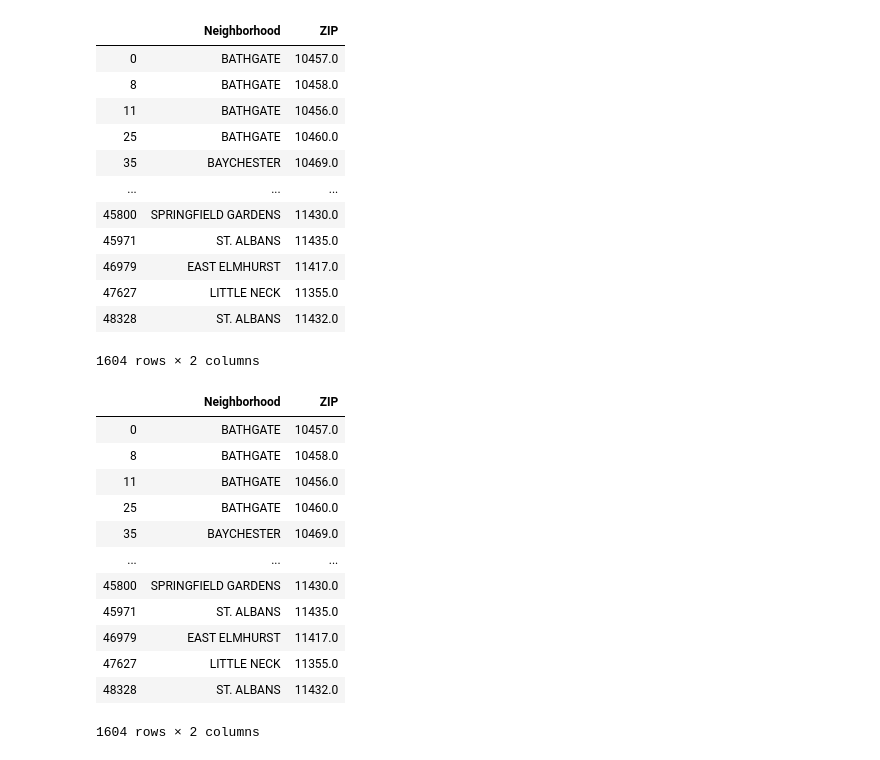
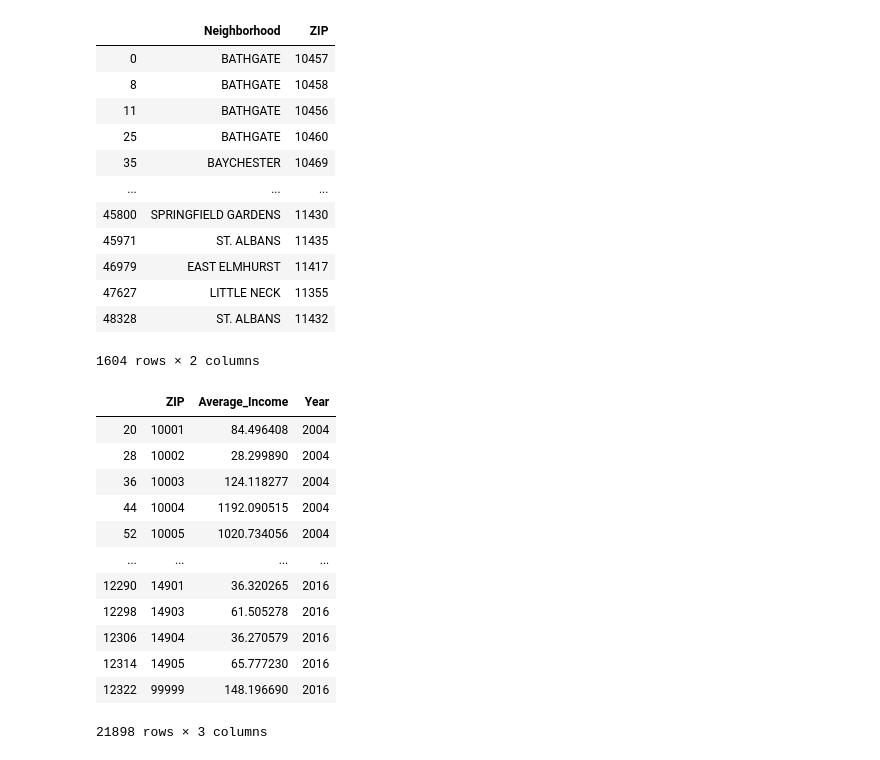
Before and after one commit to ekuo651/NYC-RE-Neighborhood-Trends, a Jupyter notebook: function_income_2009-2016.ipynb, the cells around one changed output. Cells and saved outputs as stored; diff of their text form; code cells hidden in the pictures.

Commit message:
dashboard and income csv

```diff
--- a/function_income_2009-2016.ipynb
+++ b/function_income_2009-2016.ipynb
@@ -20,21 +23,21 @@ nyc_data = nyc_data.iloc[:, [0,2]]
 nyc_data['NEIGHBORHOOD'] = nyc_data['NEIGHBORHOOD'].str.strip()
 nyc_data.drop_duplicates(inplace=True)
 nyc_data.columns=(['Neighborhood','ZIP'])
-nyc_data['ZIP'] = nyc_data['ZIP'].astype(str)
+nyc_data['ZIP'] = nyc_data['ZIP'].astype(int).astype(str)
 nyc_data
 # %% [output]
 |  | Neighborhood | ZIP |
-| 0 | BATHGATE | 10457.0 |
-| 8 | BATHGATE | 10458.0 |
-| 11 | BATHGATE | 10456.0 |
-| 25 | BATHGATE | 10460.0 |
-| 35 | BAYCHESTER | 10469.0 |
+| 0 | BATHGATE | 10457 |
+| 8 | BATHGATE | 10458 |
+| 11 | BATHGATE | 10456 |
+| 25 | BATHGATE | 10460 |
+| 35 | BAYCHESTER | 10469 |
 | ... | ... | ... |
-| 45800 | SPRINGFIELD GARDENS | 11430.0 |
-| 45971 | ST. ALBANS | 11435.0 |
-| 46979 | EAST ELMHURST | 11417.0 |
-| 47627 | LITTLE NECK | 11355.0 |
-| 48328 | ST. ALBANS | 11432.0 |
+| 45800 | SPRINGFIELD GARDENS | 11430 |
+| 45971 | ST. ALBANS | 11435 |
+| 46979 | EAST ELMHURST | 11417 |
+| 47627 | LITTLE NECK | 11355 |
+| 48328 | ST. ALBANS | 11432 |
 1604 rows × 2 columns
 # %%
 def clean_up_income_data(year):
@@ -147,21 +150,22 @@ df = pd.concat([
 # %%
 df_total = df[df['Income Bracket']=='Total']
 df_total = df_total.iloc[:, [0,4,5]]
-#df_pivot = df_total.pivot(index='Year', columns='ZIP', values=['Average_Income'])
+#df_pivot = df_total.pivot(index='Year', columns='ZIP', values=['Average_Income']
+df_total
 # %% [output]
-|  | Neighborhood | ZIP |
-| 0 | BATHGATE | 10457.0 |
-| 8 | BATHGATE | 10458.0 |
-| 11 | BATHGATE | 10456.0 |
-| 25 | BATHGATE | 10460.0 |
-| 35 | BAYCHESTER | 10469.0 |
-| ... | ... | ... |
-| 45800 | SPRINGFIELD GARDENS | 11430.0 |
-| 45971 | ST. ALBANS | 11435.0 |
-| 46979 | EAST ELMHURST | 11417.0 |
-| 47627 | LITTLE NECK | 11355.0 |
-| 48328 | ST. ALBANS | 11432.0 |
+|  | ZIP | Average_Income | Year |
+| 20 | 10001 | 84.496408 | 2004 |
+| 28 | 10002 | 28.299890 | 2004 |
+| 36 | 10003 | 124.118277 | 2004 |
+| 44 | 10004 | 1192.090515 | 2004 |
+| 52 | 10005 | 1020.734056 | 2004 |
+| ... | ... | ... | ... |
+| 12290 | 14901 | 36.320265 | 2016 |
+| 12298 | 14903 | 61.505278 | 2016 |
+| 12306 | 14904 | 36.270579 | 2016 |
+| 12314 | 14905 | 65.777230 | 2016 |
+| 12322 | 99999 | 148.196690 | 2016 |
-1604 rows × 2 columns
+21898 rows × 3 columns
 # %%
 income_neighborhood = pd.merge(df_total, nyc_data, on='ZIP', how='inner')
 income_neighborhood = income_neighborhood.drop(columns=['ZIP'])
```
Also changed, not shown: parts of 7 cells of this notebook, 3 other files.
